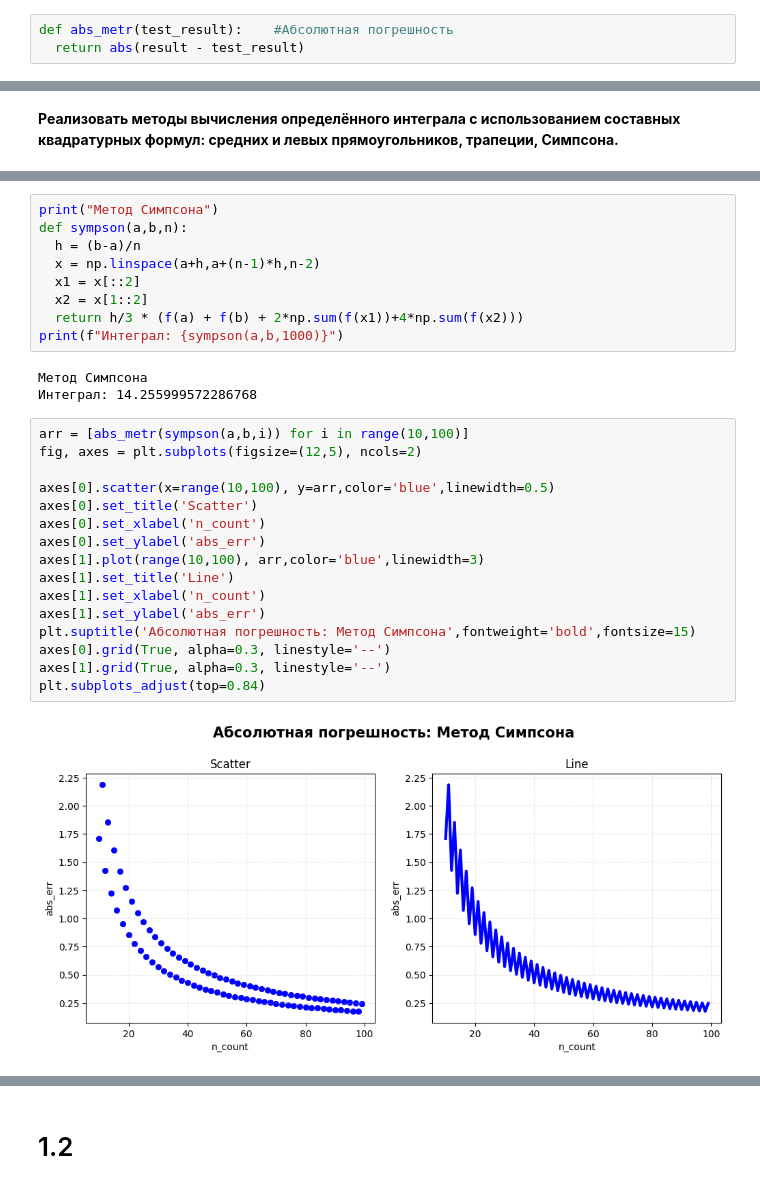
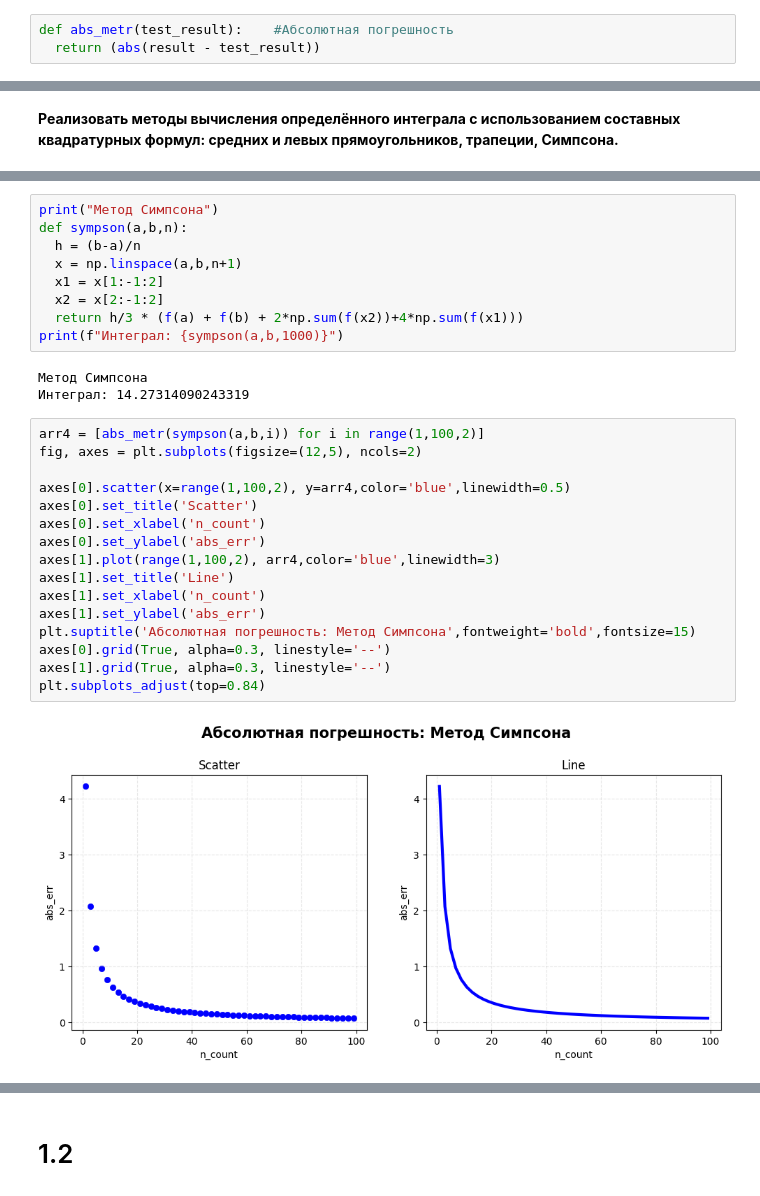
Before and after one commit to MiniRedTrout/Integration, a Jupyter notebook: Num7_Integral.ipynb, the cells around one changed output, grey strips where cells are left out. Saved outputs shown, nothing was run; the diff lists cells and outputs as text.

```diff
--- a/Num7_Integral.ipynb
+++ b/Num7_Integral.ipynb
@@ -31,7 +32,7 @@ print(f"Интеграл: {result}")
 Интеграл: 14.2731409024335
 # %%
 def abs_metr(test_result):    #Абсолютная погрешность
-  return abs(result - test_result)
+  return (abs(result - test_result))
 # %%
 x = np.linspace(a,b,1000)
 fig = go.Figure()
@@ -135,29 +137,29 @@ plt.subplots_adjust(top=0.84)
 print("Метод Симпсона")
 def sympson(a,b,n):
   h = (b-a)/n
-  x = np.linspace(a+h,a+(n-1)*h,n-2)
-  x1 = x[::2]
-  x2 = x[1::2]
-  return h/3 * (f(a) + f(b) + 2*np.sum(f(x1))+4*np.sum(f(x2)))
+  x = np.linspace(a,b,n+1)
+  x1 = x[1:-1:2]
+  x2 = x[2:-1:2]
+  return h/3 * (f(a) + f(b) + 2*np.sum(f(x2))+4*np.sum(f(x1)))
 print(f"Интеграл: {sympson(a,b,1000)}")
 # %% [output]
 Метод Симпсона
-Интеграл: 14.255999572286768
+Интеграл: 14.27314090243319
 # %%
-arr = [abs_metr(sympson(a,b,i)) for i in range(10,100)]
+arr4 = [abs_metr(sympson(a,b,i)) for i in range(1,100,2)]
 fig, axes = plt.subplots(figsize=(12,5), ncols=2)
 
-axes[0].scatter(x=range(10,100), y=arr,color='blue',linewidth=0.5)
+axes[0].scatter(x=range(1,100,2), y=arr4,color='blue',linewidth=0.5)
 axes[0].set_title('Scatter')
 axes[0].set_xlabel('n_count')
 axes[0].set_ylabel('abs_err')
-axes[1].plot(range(10,100), arr,color='blue',linewidth=3)
+axes[1].plot(range(1,100,2), arr4,color='blue',linewidth=3)
 axes[1].set_title('Line')
 axes[1].set_xlabel('n_count')
 axes[1].set_ylabel('abs_err')
 plt.suptitle('Абсолютная погрешность: Метод Симпсона',fontweight='bold',fontsize=15)
 axes[0].grid(True, alpha=0.3, linestyle='--')
 axes[1].grid(True, alpha=0.3, linestyle='--')
 plt.subplots_adjust(top=0.84)
 # %% [output]
-[figure, old version]
+[figure, new version]
```
Also changed, not shown: parts of 20 cells of this notebook.
